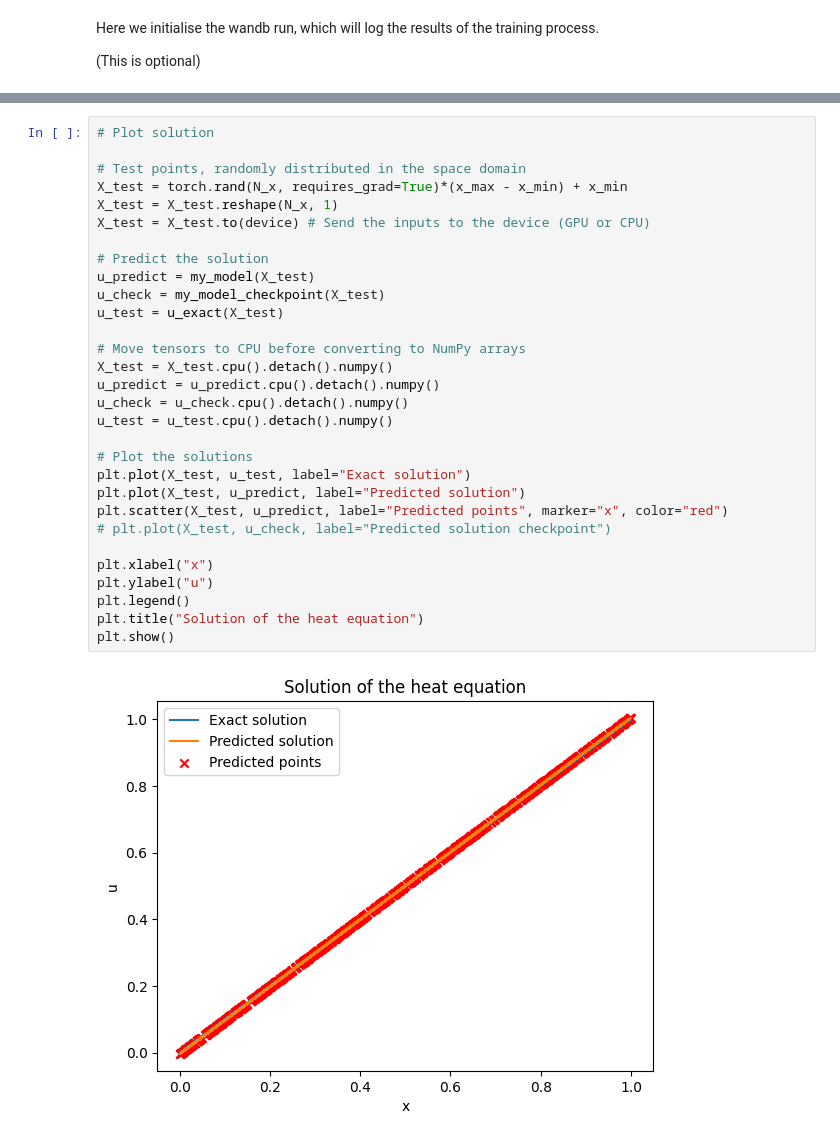
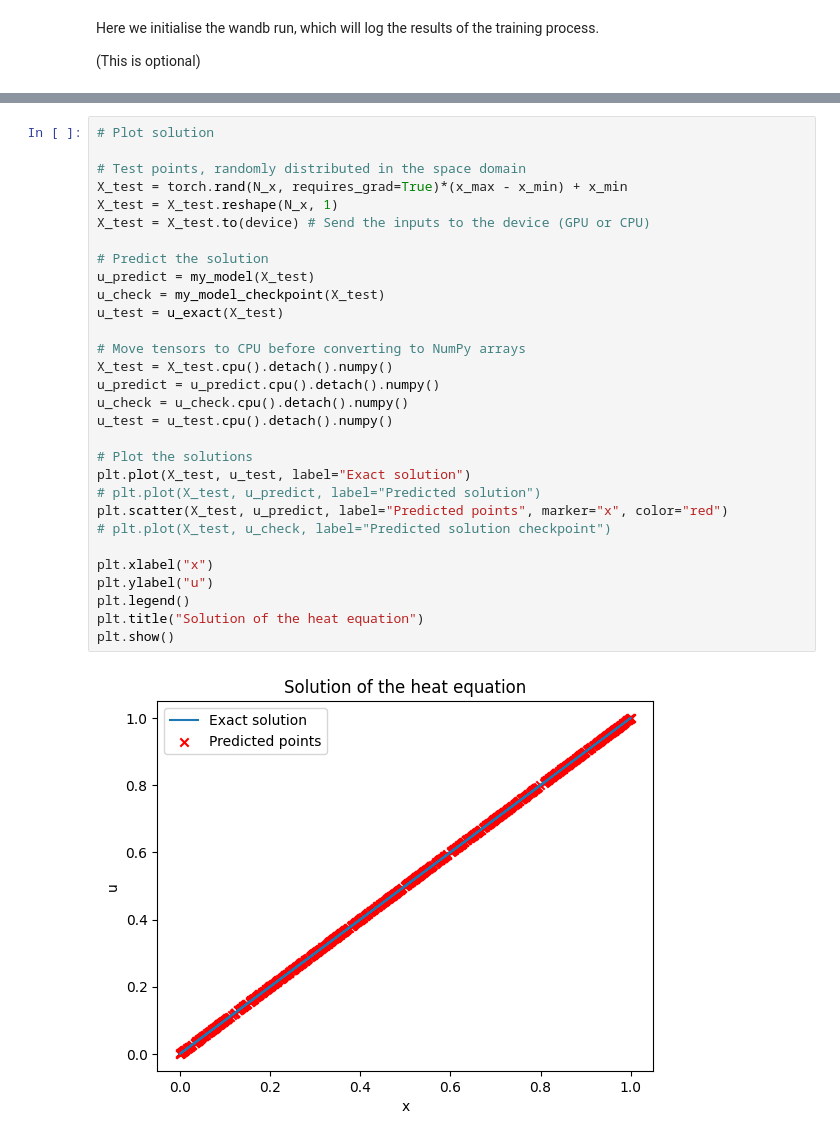
Before and after one commit to elNuNus/Projet_SOIA_61_PINN, a Jupyter notebook: Heat_equation/PINN_1D_heat_eq_stat.ipynb, the cells around one changed output, grey strips where cells are left out. Drawn from its saved outputs; the diff is of its cells as text.

```diff
--- a/Heat_equation/PINN_1D_heat_eq_stat.ipynb
+++ b/Heat_equation/PINN_1D_heat_eq_stat.ipynb
@@ -298,35 +327,35 @@ Training time: 00h 01min 48s
 # %%
 # Plot solution
 
 # Test points, randomly distributed in the space domain
 X_test = torch.rand(N_x, requires_grad=True)*(x_max - x_min) + x_min
 X_test = X_test.reshape(N_x, 1)
 X_test = X_test.to(device) # Send the inputs to the device (GPU or CPU)
 
 # Predict the solution
 u_predict = my_model(X_test)
 u_check = my_model_checkpoint(X_test)
 u_test = u_exact(X_test)
 
 # Move tensors to CPU before converting to NumPy arrays
 X_test = X_test.cpu().detach().numpy()
 u_predict = u_predict.cpu().detach().numpy()
 u_check = u_check.cpu().detach().numpy()
 u_test = u_test.cpu().detach().numpy()
 
 # Plot the solutions
 plt.plot(X_test, u_test, label="Exact solution")
-plt.plot(X_test, u_predict, label="Predicted solution")
+# plt.plot(X_test, u_predict, label="Predicted solution")
 plt.scatter(X_test, u_predict, label="Predicted points", marker="x", color="red")
 # plt.plot(X_test, u_check, label="Predicted solution checkpoint")
 
 plt.xlabel("x")
 plt.ylabel("u")
 plt.legend()
 plt.title("Solution of the heat equation")
 plt.show()
 # %% [output]
-[figure, old version]
+[figure, new version]
 # %%
 # Plot the training loss
 # plt.plot(training_loss) # Linear scale
```
Also changed, not shown: parts of 7 cells of this notebook, 4 other files.
